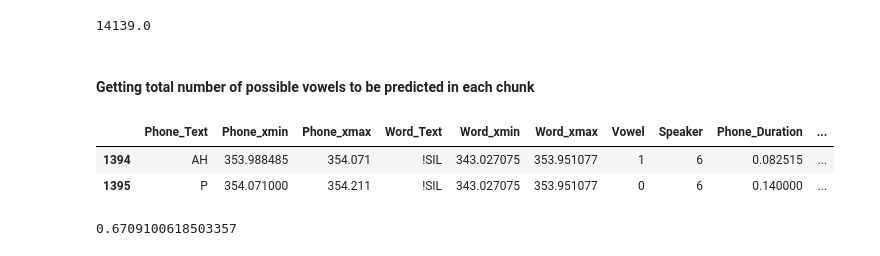
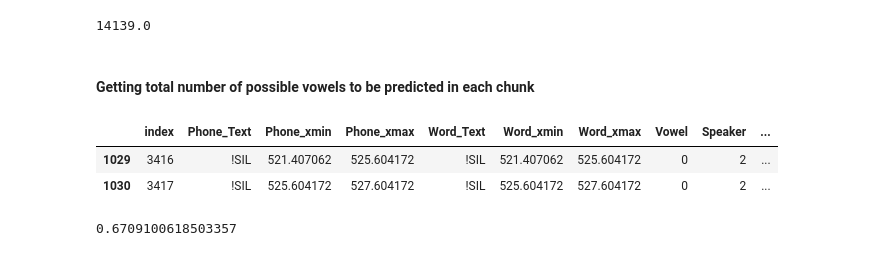
Before and after one commit to gregfeliu/Vowel_Finder, a Jupyter notebook: Testing_Classification_Models.ipynb, the cells around one changed output. Cells and saved outputs as stored; diff of their text form; code cells hidden in the pictures.

```diff
--- a/Testing_Classification_Models.ipynb
+++ b/Testing_Classification_Models.ipynb
@@ -1201,10 +1201,10 @@ start_interval_of_test_df / 0.025
 # %% [markdown]
 #### Getting total number of possible vowels to be predicted in each chunk
 # %%
-test_df['Total_frames_in_phone'] = test_df['Phone_Duration'] * 8000
+test_df['Total_frames_in_phone'] = test_df['Phone_Duration'] * 400
 # %%
-test_df.head(2)
+test_df.tail(2)
 # %% [output]
-|  | Phone_Text | Phone_xmin | Phone_xmax | Word_Text | Word_xmin | Word_xmax | Vowel | Speaker | Phone_Duration | ... |
-| 1394 | AH | 353.988485 | 354.071 | !SIL | 343.027075 | 353.951077 | 1 | 6 | 0.082515 | ... |
-| 1395 | P | 354.071000 | 354.211 | !SIL | 343.027075 | 353.951077 | 0 | 6 | 0.140000 | ... |
+|  | index | Phone_Text | Phone_xmin | Phone_xmax | Word_Text | Word_xmin | Word_xmax | Vowel | Speaker | ... |
+| 1029 | 3416 | !SIL | 521.407062 | 525.604172 | !SIL | 521.407062 | 525.604172 | 0 | 2 | ... |
+| 1030 | 3417 | !SIL | 525.604172 | 527.604172 | !SIL | 525.604172 | 527.604172 | 0 | 2 | ... |
```
Also changed, not shown: parts of 24 cells of this notebook.
